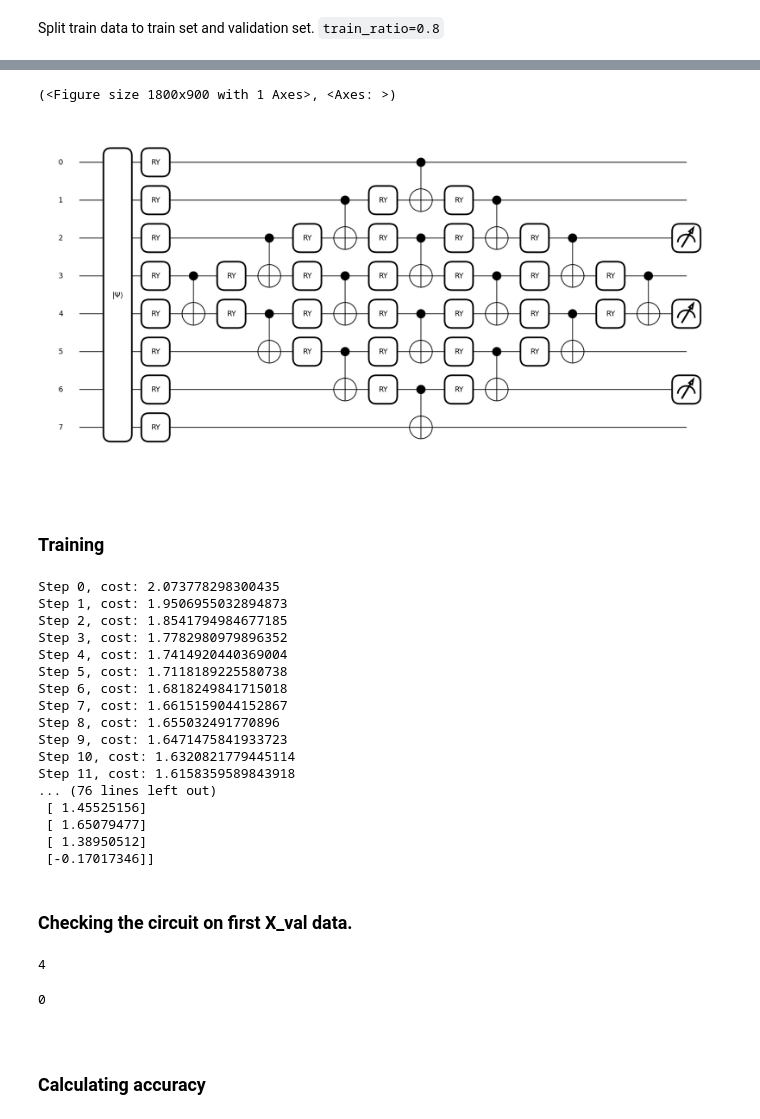
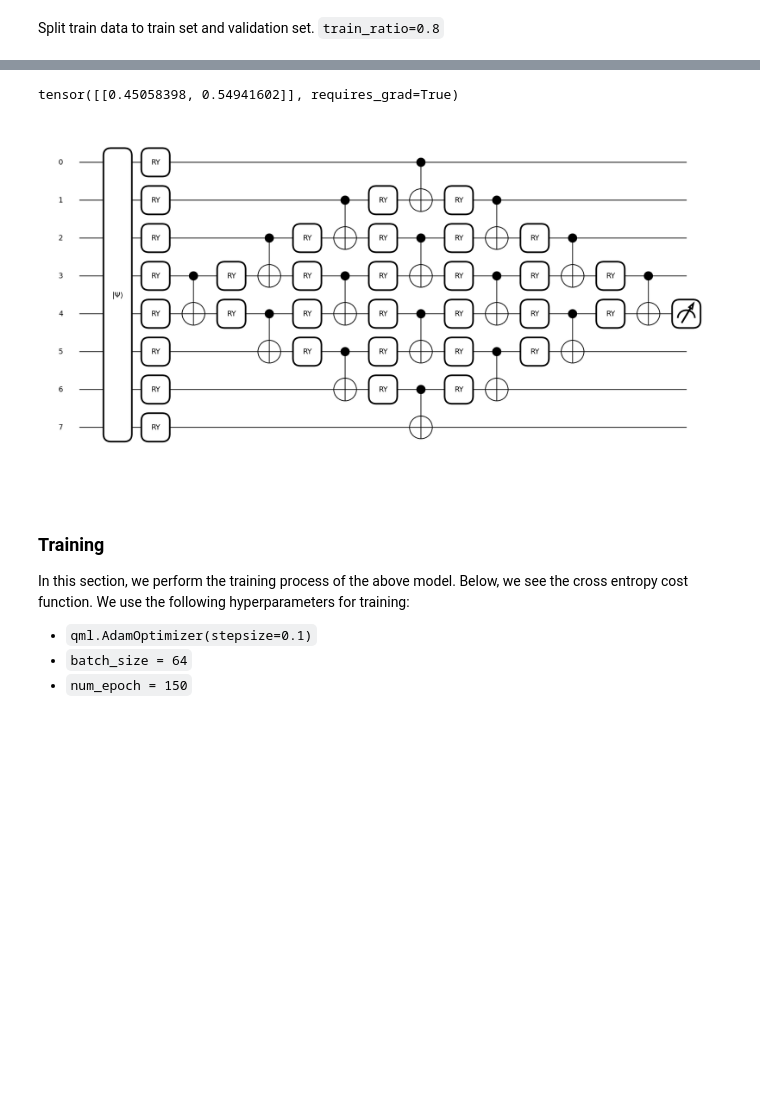
Before and after one commit to Martyna94/The_Detection_Duo, a Jupyter notebook: Task_5/02_Model_PEPS.ipynb, the cells around one changed output, grey strips where cells are left out. Cells and saved outputs as stored; diff of their text form; code cells hidden in the pictures; blank space fills up the shorter version.

Commit message:
Added extra expr1 for peps binary and cleaned the code,added metrices

```diff
--- a/Task_5/02_Model_PEPS.ipynb
+++ b/Task_5/02_Model_PEPS.ipynb
@@ -39 +42,4 @@ Label count : {0: 100, 1: 100, 2: 100, 3: 100, 4: 100, 5: 100}
+# %%
+from Modules.Utils import reduce_dataset_to_2_classes
+binary_all_data = reduce_dataset_to_2_classes(all_data, class_0_count=200, other_classes_count=40)
 # %% [markdown]
@@ -41,3 +47,6 @@ Shuffles the dataset, flattens the image data arrays, scales the flattened featu
 # %%
 from  Modules.Utils import prepare_data
-X_set,Y_set = prepare_data(all_data)
+from Modules.Utils import apply_pca
+
+X_set,Y_set = prepare_data(binary_all_data)
+X_reduced = apply_pca(X_set, n_components=256)
@@ -46,4 +53,2 @@ Applies PCA to reduce the dimensionality of the given dataset to components = `2
-# %%
-X_reduced = Modules.Utils.apply_pca(X_set, n_components=256)
 # %% [markdown]
 Split train data to train set and validation set. `train_ratio=0.8`
@@ -74,0 +55,4 @@ print(counts)
+# %%
+from Modules.Utils import split_data_into_train_val_test
+
+X_train, Y_train, X_val, Y_val, X_test, Y_test = split_data_into_train_val_test(X = X_reduced, Y = Y_set, train_ratio=0.7, val_ratio=0.1,test_ratio=0.2)
@@ -117,39 +111,34 @@ def circuit_peps(image, template_weights):
 
     for j in range(1, 6, 2):
         qml.RY(template_weights[i], wires=j)
         i = i+1
         qml.RY(template_weights[i], wires=j+1)
         i = i+1
         qml.CNOT(wires=[j, j+1])
 
     qml.RY(template_weights[i], wires=2)
     i = i+1
     qml.RY(template_weights[i], wires=3)
     i = i+1
     qml.CNOT(wires=[2, 3])
 
     qml.RY(template_weights[i], wires=4)
     i = i+1
     qml.RY(template_weights[i], wires=5)
     i = i+1
     qml.CNOT(wires=[4, 5])
 
     qml.RY(template_weights[i], wires=3)
     i = i+1
     qml.RY(template_weights[i], wires=4)
     i = i+1
     qml.CNOT(wires=[3, 4])
 
-    # qml.probs(wires =[1,3,5]) [3,5,7]
-    return qml.probs(wires = [2,4,6])
-    # return qml.probs(wires =[1,3,5])
+    return qml.probs(wires = [4])
 
 weights = np.random.random(size=[32, 1])
 qml.draw_mpl(circuit_peps, expansion_strategy="device")(X_train[0], weights)
-#circuit_peps(X_train[0], weights)
+circuit_peps(X_train[0], weights)
 # %% [output]
-(<Figure size 1800x900 with 1 Axes>, <Axes: >)
+tensor([[0.45058398, 0.54941602]], requires_grad=True)
-[figure, old version]
+[figure, new version]
-# %% [markdown]
-<a id="3"></a> <br>
-### Training
@@ -178,42 +145,14 @@ def costfunc(params):
+# %% [markdown]
+<a id="3"></a> <br>
+### Training
+In this section, we perform the training process of the above model. Below, we see the cross entropy cost function. We use the following hyperparameters for training:
+* `qml.AdamOptimizer(stepsize=0.1)`
+* `batch_size = 64`
+* `num_epoch = 150`
 # %%
 # training the circuit parameters
-x2 = np.random.random(size=[32, 1], requires_grad=True)
-params = x2[:]
+from pennylane import numpy as np
+params = np.random.random(size=[32, 1], requires_grad=True)
 optimizer = qml.AdamOptimizer(stepsize=0.1)
-
-for k in range(60):
-    params,cost = optimizer.step_and_cost(costfunc, params)
-    print(f"Step {k}, cost: {cost}")
-print(params)
+batch_size = 64
+num_epoch = 150
-# %% [output]
-Step 0, cost: 2.073778298300435
-Step 1, cost: 1.9506955032894873
-Step 2, cost: 1.8541794984677185
-Step 3, cost: 1.7782980979896352
-Step 4, cost: 1.7414920440369004
-Step 5, cost: 1.7118189225580738
-Step 6, cost: 1.6818249841715018
-Step 7, cost: 1.6615159044152867
-Step 8, cost: 1.655032491770896
-Step 9, cost: 1.6471475841933723
-Step 10, cost: 1.6320821779445114
-Step 11, cost: 1.6158359589843918
-... (76 lines left out)
- [ 1.45525156]
- [ 1.65079477]
- [ 1.38950512]
- [-0.17017346]]
-# %% [markdown]
-### Checking the circuit on first X_val data.
-# %%
-x = circuit_peps(X_val[0], params)
-np.argmax(x)
-# %% [output]
-4
-# %%
-Y_val[0]
-# %% [output]
-0
-# %% [markdown]
-<a id="4"></a> <br>
-### Calculating accuracy
```
Also changed, not shown: parts of 21 cells of this notebook, 3 other files.
